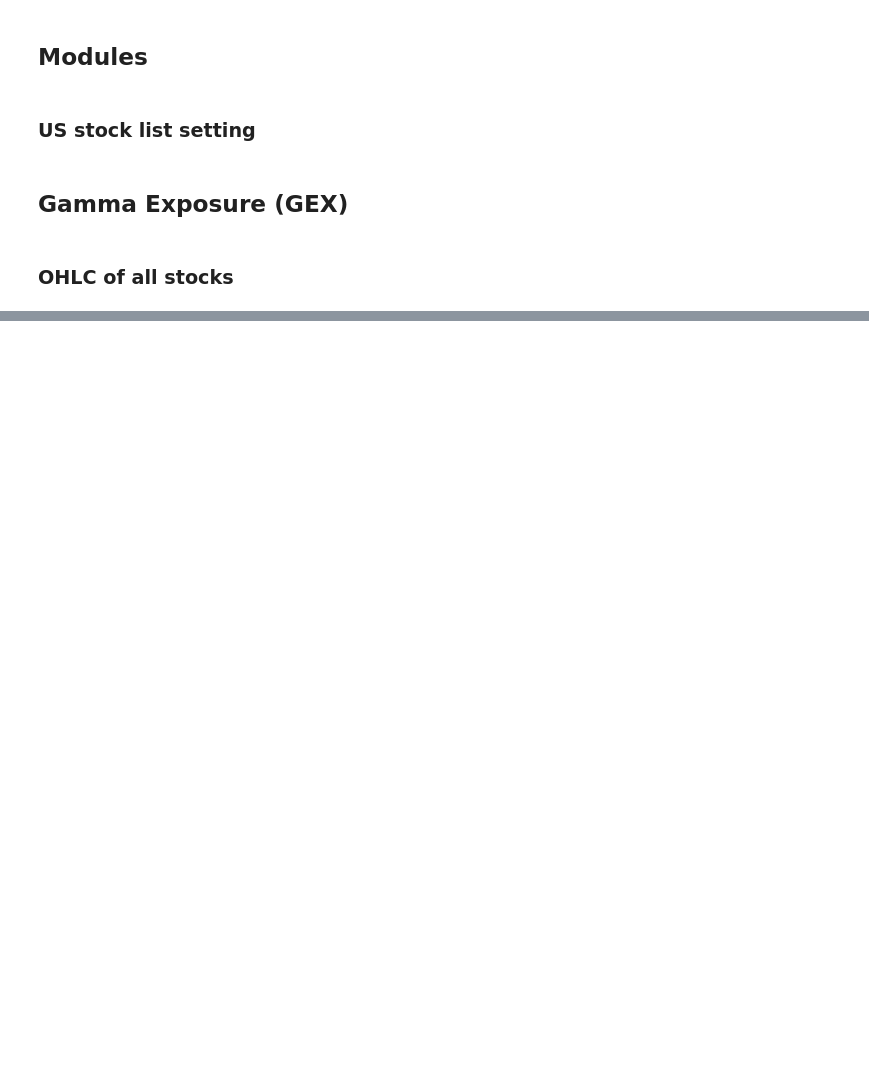
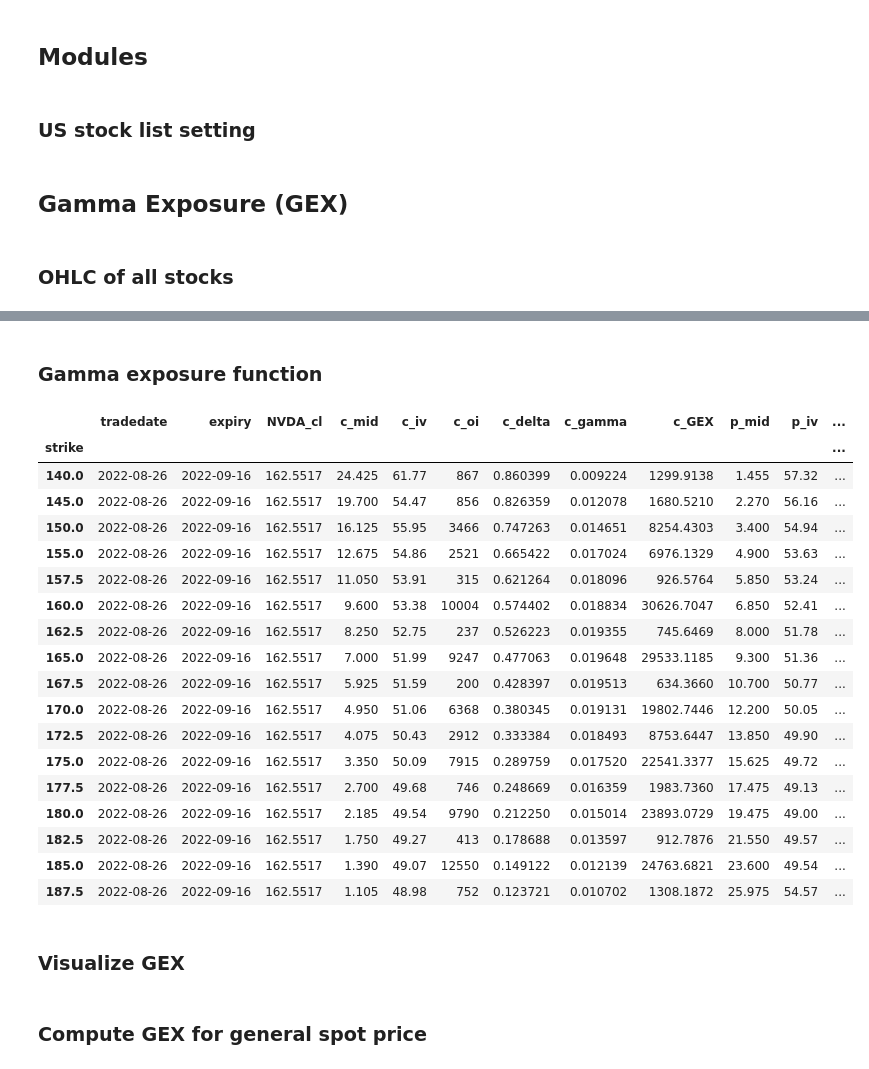
Before and after one commit to willbillionquant/bsoption, a Jupyter notebook: nyopchain-GEX.ipynb, the cells around one changed output, grey strips where cells are left out. Drawn from its saved outputs; the diff is of its cells as text; code cells hidden in the pictures; blank space fills up the shorter version.

```diff
--- a/nyopchain-GEX.ipynb
+++ b/nyopchain-GEX.ipynb
@@ -57,0 +81,4 @@ Name: NVDA_cl, dtype: float64
+# %%
+asset0 = 'NVDA'
+dfop1 = loadopchain(daystr='2022-08-26', expiry='2022-09-16', asset=asset0, bounds=(0, 300))
+dfop1
@@ -57,0 +119,53 @@ Name: NVDA_cl, dtype: float64
+# %% [markdown]
+### Gamma exposure function
+# %%
+def getgex(dfchain, asset='NVDA'):
+    """Obtain gamma exposure of each option contract per 1% move of underlying."""
+    ## Attach GEX column
+    dfgex = dfchain.copy()
+    putfactor = lambda x: -1 if (x == 'P') else 1
+    colfactor = pd.to_numeric(((dfgex['optype']).apply(putfactor)))
+    dfgex['GEX'] = dfgex['gamma'] * dfgex['oi'] * colfactor * 100
+    # Split into call & put dataframe
+    collist = ['tradedate', 'expiry', f'{asset}_cl', 'strike', 'mid', 'iv', 'oi', 'delta', 'gamma', 'GEX']
+    dfcall = dfgex[dfgex['optype'] == 'C'][collist]
+    dfcall.rename(columns={field: f'c_{field}' for field in collist[4:]}, inplace=True)
+    dfcall['c_GEX'] *= dfgex[f'{asset}_cl'].iloc[0] / 100
+    dfcall.set_index('strike', inplace=True)
+    dfput = dfgex[dfgex['optype'] == 'P'][collist[3:]]
+    dfput.rename(columns={field: f'p_{field}' for field in collist[4:]}, inplace=True)
+    dfput['p_GEX'] *= dfgex[f'{asset}_cl'].iloc[0] / 100
+    dfput.set_index('strike', inplace=True)
+    # Concat along columns
+    dfgex = pd.concat([dfcall, dfput], axis=1)
+    # Net GEX (call GEX + put GEX)
+    dfgex['GEX'] = dfgex['c_GEX'] + dfgex['p_GEX']
+    for col in ['c_GEX', 'p_GEX', 'GEX']:
+        dfgex[col] = np.round(dfgex[col], 4)
+
+    return dfgex
+# %%
+dfgex1 = getgex(dfop1, asset=asset0)
+dfgex1[(dfgex1['c_mid'] > 1) & (dfgex1['p_mid'] > 1)]
+# %% [output]
+|  | tradedate | expiry | NVDA_cl | c_mid | c_iv | c_oi | c_delta | c_gamma | c_GEX | p_mid | p_iv | ... |
+| strike |  |  |  |  |  |  |  |  |  |  |  | ... |
+| 140.0 | 2022-08-26 | 2022-09-16 | 162.5517 | 24.425 | 61.77 | 867 | 0.860399 | 0.009224 | 1299.9138 | 1.455 | 57.32 | ... |
+| 145.0 | 2022-08-26 | 2022-09-16 | 162.5517 | 19.700 | 54.47 | 856 | 0.826359 | 0.012078 | 1680.5210 | 2.270 | 56.16 | ... |
+| 150.0 | 2022-08-26 | 2022-09-16 | 162.5517 | 16.125 | 55.95 | 3466 | 0.747263 | 0.014651 | 8254.4303 | 3.400 | 54.94 | ... |
+| 155.0 | 2022-08-26 | 2022-09-16 | 162.5517 | 12.675 | 54.86 | 2521 | 0.665422 | 0.017024 | 6976.1329 | 4.900 | 53.63 | ... |
+| 157.5 | 2022-08-26 | 2022-09-16 | 162.5517 | 11.050 | 53.91 | 315 | 0.621264 | 0.018096 | 926.5764 | 5.850 | 53.24 | ... |
+| 160.0 | 2022-08-26 | 2022-09-16 | 162.5517 | 9.600 | 53.38 | 10004 | 0.574402 | 0.018834 | 30626.7047 | 6.850 | 52.41 | ... |
+| 162.5 | 2022-08-26 | 2022-09-16 | 162.5517 | 8.250 | 52.75 | 237 | 0.526223 | 0.019355 | 745.6469 | 8.000 | 51.78 | ... |
+| 165.0 | 2022-08-26 | 2022-09-16 | 162.5517 | 7.000 | 51.99 | 9247 | 0.477063 | 0.019648 | 29533.1185 | 9.300 | 51.36 | ... |
+| 167.5 | 2022-08-26 | 2022-09-16 | 162.5517 | 5.925 | 51.59 | 200 | 0.428397 | 0.019513 | 634.3660 | 10.700 | 50.77 | ... |
+| 170.0 | 2022-08-26 | 2022-09-16 | 162.5517 | 4.950 | 51.06 | 6368 | 0.380345 | 0.019131 | 19802.7446 | 12.200 | 50.05 | ... |
+| 172.5 | 2022-08-26 | 2022-09-16 | 162.5517 | 4.075 | 50.43 | 2912 | 0.333384 | 0.018493 | 8753.6447 | 13.850 | 49.90 | ... |
+| 175.0 | 2022-08-26 | 2022-09-16 | 162.5517 | 3.350 | 50.09 | 7915 | 0.289759 | 0.017520 | 22541.3377 | 15.625 | 49.72 | ... |
+| 177.5 | 2022-08-26 | 2022-09-16 | 162.5517 | 2.700 | 49.68 | 746 | 0.248669 | 0.016359 | 1983.7360 | 17.475 | 49.13 | ... |
+| 180.0 | 2022-08-26 | 2022-09-16 | 162.5517 | 2.185 | 49.54 | 9790 | 0.212250 | 0.015014 | 23893.0729 | 19.475 | 49.00 | ... |
+| 182.5 | 2022-08-26 | 2022-09-16 | 162.5517 | 1.750 | 49.27 | 413 | 0.178688 | 0.013597 | 912.7876 | 21.550 | 49.57 | ... |
+| 185.0 | 2022-08-26 | 2022-09-16 | 162.5517 | 1.390 | 49.07 | 12550 | 0.149122 | 0.012139 | 24763.6821 | 23.600 | 49.54 | ... |
+| 187.5 | 2022-08-26 | 2022-09-16 | 162.5517 | 1.105 | 48.98 | 752 | 0.123721 | 0.010702 | 1308.1872 | 25.975 | 54.57 | ... |
+# %% [markdown]
+### Visualize GEX
@@ -57,0 +206,2 @@ Name: NVDA_cl, dtype: float64
+# %% [markdown]
+### Compute GEX for general spot price
```
Also changed, not shown: parts of 11 cells of this notebook.
